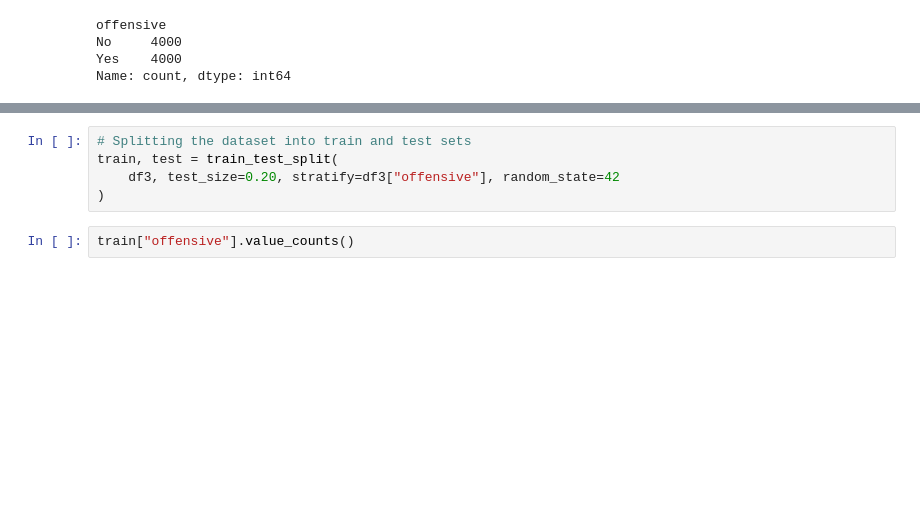
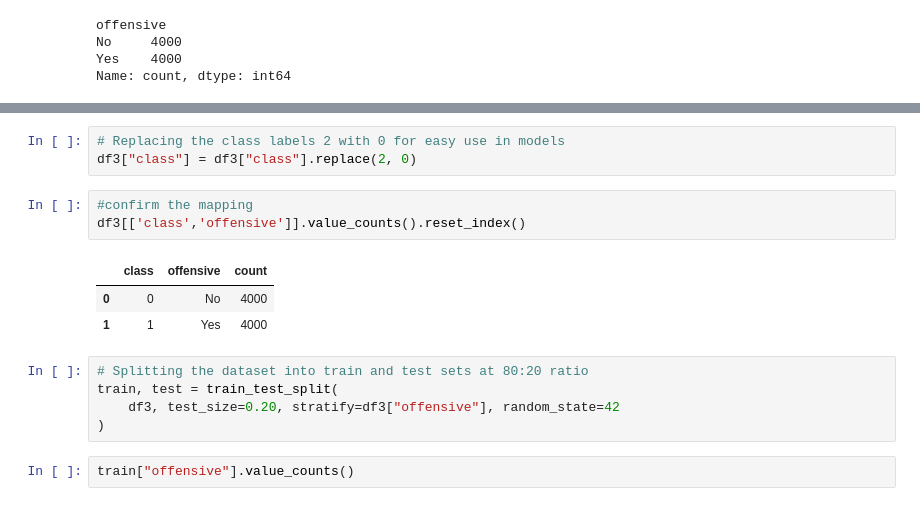
Before and after one commit to nogibjj/NLP_Final_Twiiter-Offense-Classification, a Jupyter notebook: 02_Codes/01_Data_Processing/02_Cleaning.ipynb, the cells around one changed output, grey strips where cells are left out. Cells and saved outputs as stored; diff of their text form; blank space fills up the shorter version.

```diff
--- a/02_Codes/01_Data_Processing/02_Cleaning.ipynb
+++ b/02_Codes/01_Data_Processing/02_Cleaning.ipynb
@@ -193,5 +235,15 @@ df3.sample(5)
+# %%
+# Replacing the class labels 2 with 0 for easy use in models
+df3["class"] = df3["class"].replace(2, 0)
+# %%
+#confirm the mapping
+df3[['class','offensive']].value_counts().reset_index()
+# %% [output]
+|  | class | offensive | count |
+| 0 | 0 | No | 4000 |
+| 1 | 1 | Yes | 4000 |
 # %%
-# Splitting the dataset into train and test sets
+# Splitting the dataset into train and test sets at 80:20 ratio
 train, test = train_test_split(
     df3, test_size=0.20, stratify=df3["offensive"], random_state=42
 )
```
Also changed, not shown: parts of 15 cells of this notebook, 3 other files.
